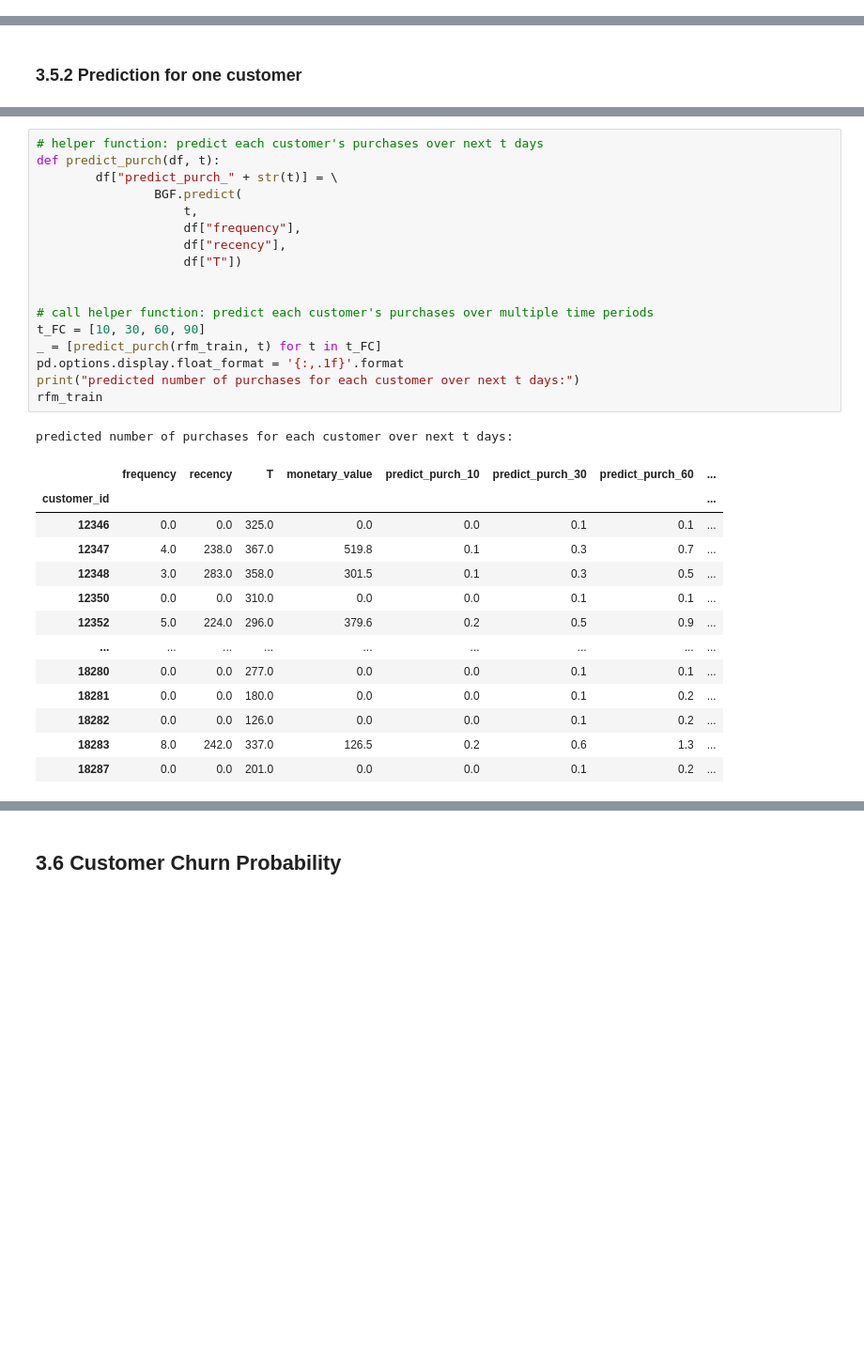
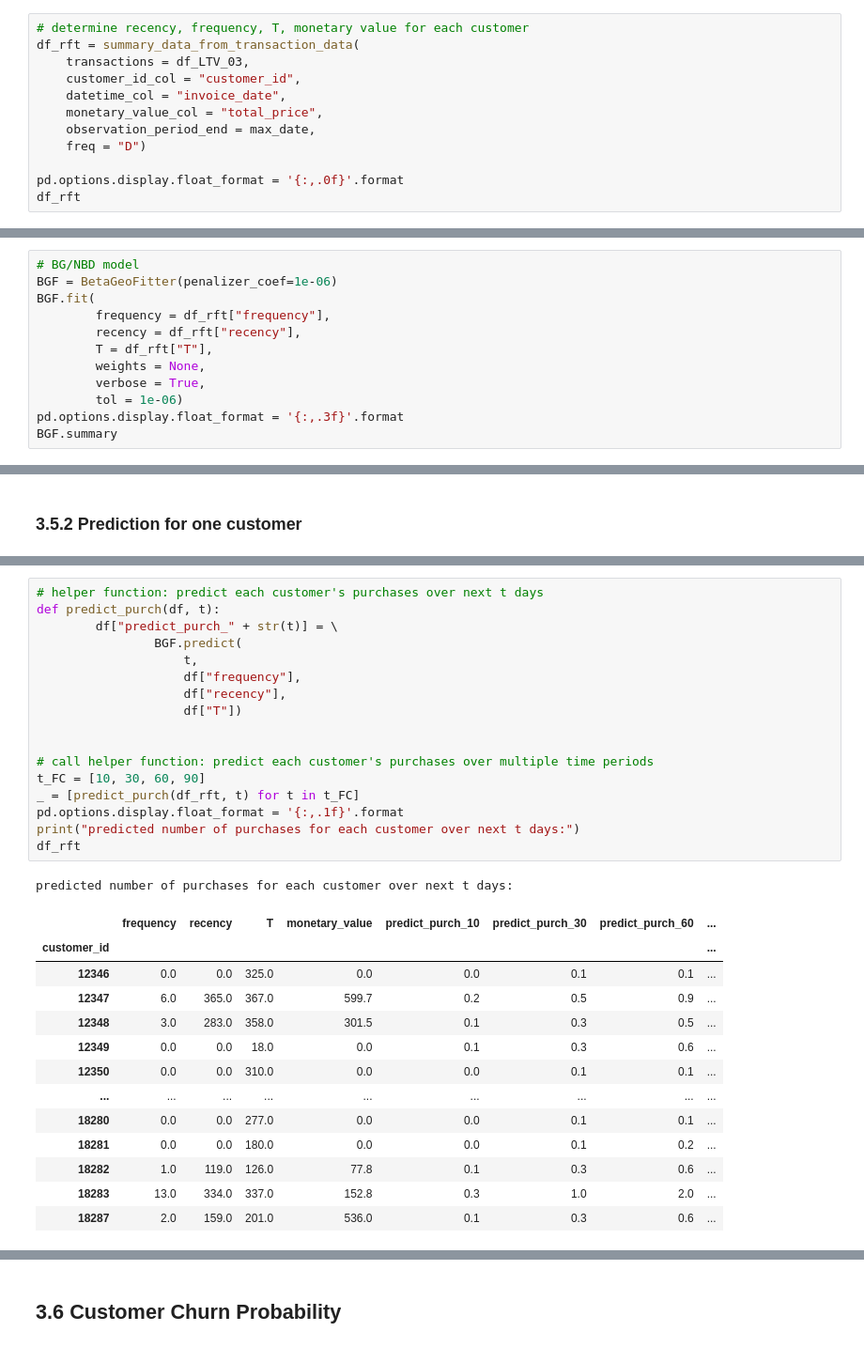
Before and after one commit to Nayoung-young/prj-ecommerce-ltv, a Jupyter notebook: e_commerce_LTV.ipynb, the cells around one changed output, grey strips where cells are left out. Shown at 94% size. Saved outputs shown, nothing was run; the diff lists cells and outputs as text; blank space fills up the shorter version.

```diff
--- a/e_commerce_LTV.ipynb
+++ b/e_commerce_LTV.ipynb
@@ -893,0 +815,12 @@ plot_calibration_purchases_vs_holdout_purchases(BGF, df_ch);
+# %%
+# determine recency, frequency, T, monetary value for each customer
+df_rft = summary_data_from_transaction_data(
+    transactions = df_LTV_03,
+    customer_id_col = "customer_id",
+    datetime_col = "invoice_date",
+    monetary_value_col = "total_price",
+    observation_period_end = max_date,
+    freq = "D")
+
+pd.options.display.float_format = '{:,.0f}'.format
+df_rft
@@ -893,0 +842,12 @@ plot_calibration_purchases_vs_holdout_purchases(BGF, df_ch);
+# %%
+# BG/NBD model
+BGF = BetaGeoFitter(penalizer_coef=1e-06)
+BGF.fit(
+        frequency = df_rft["frequency"],
+        recency = df_rft["recency"],
+        T = df_rft["T"],
+        weights = None,
+        verbose = True,
+        tol = 1e-06)
+pd.options.display.float_format = '{:,.3f}'.format
+BGF.summary
@@ -979,32 +983,32 @@ df_tmp['invoice_date'].nunique()
 # %%
 # helper function: predict each customer's purchases over next t days
 def predict_purch(df, t):
         df["predict_purch_" + str(t)] = \
                 BGF.predict(
                     t,
                     df["frequency"],
                     df["recency"],
                     df["T"])
 
 
 # call helper function: predict each customer's purchases over multiple time periods
 t_FC = [10, 30, 60, 90]
-_ = [predict_purch(rfm_train, t) for t in t_FC]
+_ = [predict_purch(df_rft, t) for t in t_FC]
 pd.options.display.float_format = '{:,.1f}'.format
 print("predicted number of purchases for each customer over next t days:")
-rfm_train
+df_rft
 # %% [output]
 predicted number of purchases for each customer over next t days:
 |  | frequency | recency | T | monetary_value | predict_purch_10 | predict_purch_30 | predict_purch_60 | ... |
 | customer_id |  |  |  |  |  |  |  | ... |
 | 12346 | 0.0 | 0.0 | 325.0 | 0.0 | 0.0 | 0.1 | 0.1 | ... |
-| 12347 | 4.0 | 238.0 | 367.0 | 519.8 | 0.1 | 0.3 | 0.7 | ... |
+| 12347 | 6.0 | 365.0 | 367.0 | 599.7 | 0.2 | 0.5 | 0.9 | ... |
 | 12348 | 3.0 | 283.0 | 358.0 | 301.5 | 0.1 | 0.3 | 0.5 | ... |
+| 12349 | 0.0 | 0.0 | 18.0 | 0.0 | 0.1 | 0.3 | 0.6 | ... |
 | 12350 | 0.0 | 0.0 | 310.0 | 0.0 | 0.0 | 0.1 | 0.1 | ... |
-| 12352 | 5.0 | 224.0 | 296.0 | 379.6 | 0.2 | 0.5 | 0.9 | ... |
 | ... | ... | ... | ... | ... | ... | ... | ... | ... |
 | 18280 | 0.0 | 0.0 | 277.0 | 0.0 | 0.0 | 0.1 | 0.1 | ... |
 | 18281 | 0.0 | 0.0 | 180.0 | 0.0 | 0.0 | 0.1 | 0.2 | ... |
-| 18282 | 0.0 | 0.0 | 126.0 | 0.0 | 0.0 | 0.1 | 0.2 | ... |
-| 18283 | 8.0 | 242.0 | 337.0 | 126.5 | 0.2 | 0.6 | 1.3 | ... |
-| 18287 | 0.0 | 0.0 | 201.0 | 0.0 | 0.0 | 0.1 | 0.2 | ... |
+| 18282 | 1.0 | 119.0 | 126.0 | 77.8 | 0.1 | 0.3 | 0.6 | ... |
+| 18283 | 13.0 | 334.0 | 337.0 | 152.8 | 0.3 | 1.0 | 2.0 | ... |
+| 18287 | 2.0 | 159.0 | 201.0 | 536.0 | 0.1 | 0.3 | 0.6 | ... |
```
Also changed, not shown: parts of 61 cells of this notebook.
